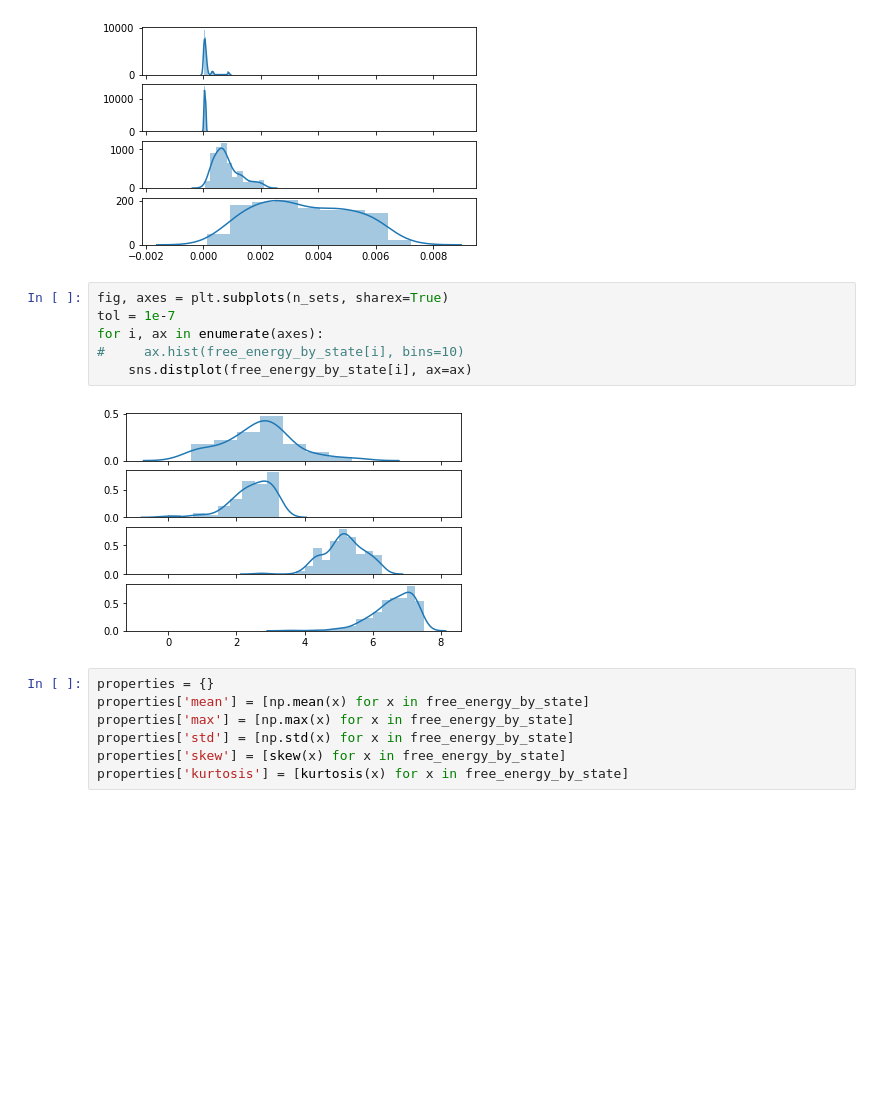
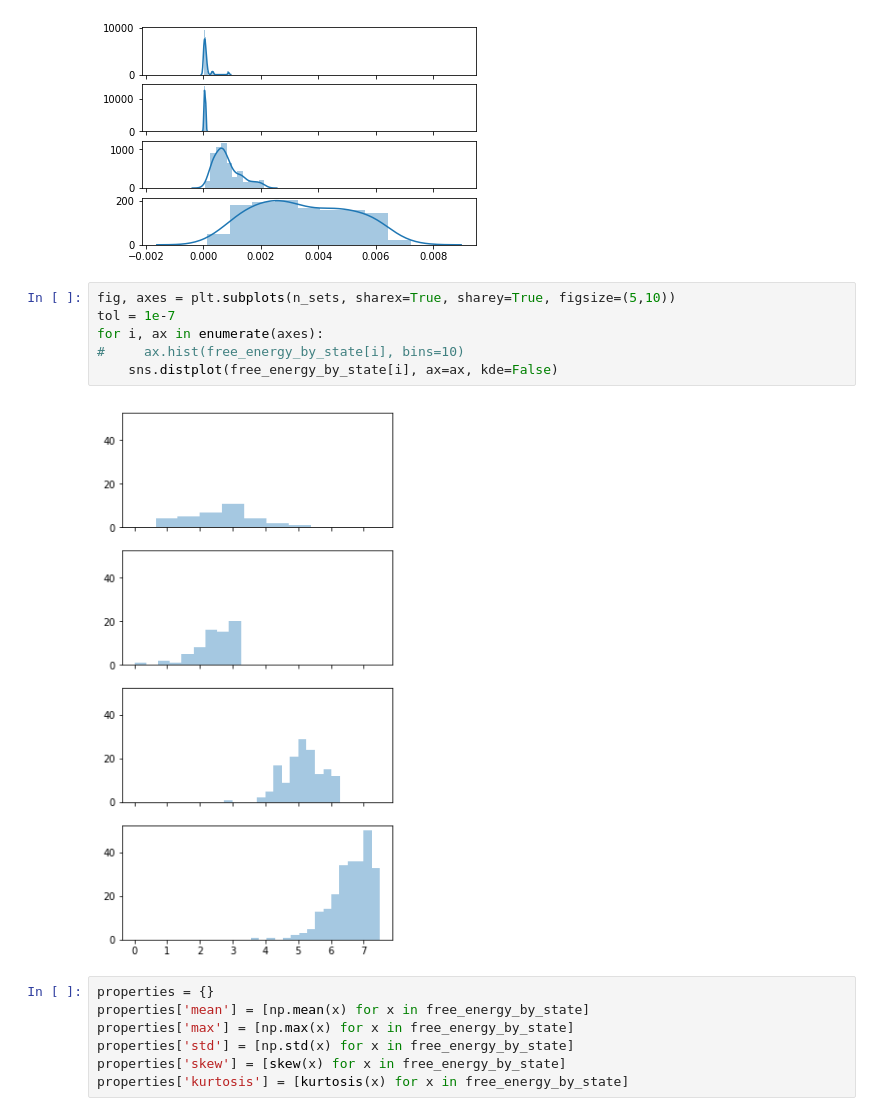
Before and after one commit to RobertArbon/sonification, a Jupyter notebook: Free Energy Well Distributions.ipynb, the cells around one changed output. Drawn from its saved outputs; the diff is of its cells as text; blank space fills up the shorter version.

Commit message:
Minor changes to free energy well distributions and HMM notebook

```diff
--- a/Free Energy Well Distributions.ipynb
+++ b/Free Energy Well Distributions.ipynb
@@ -40,13 +40,13 @@ for i, ax in enumerate(axes):
 # %% [output]
 [figure]
 # %%
-fig, axes = plt.subplots(n_sets, sharex=True)
+fig, axes = plt.subplots(n_sets, sharex=True, sharey=True, figsize=(5,10))
 tol = 1e-7
 for i, ax in enumerate(axes):
 #     ax.hist(free_energy_by_state[i], bins=10)
-    sns.distplot(free_energy_by_state[i], ax=ax)
+    sns.distplot(free_energy_by_state[i], ax=ax, kde=False)
 # %% [output]
-[figure, old version]
+[figure, new version]
 # %%
 properties = {}
 properties['mean'] = [np.mean(x) for x in free_energy_by_state]
```
Also changed, not shown: 1 other file.
